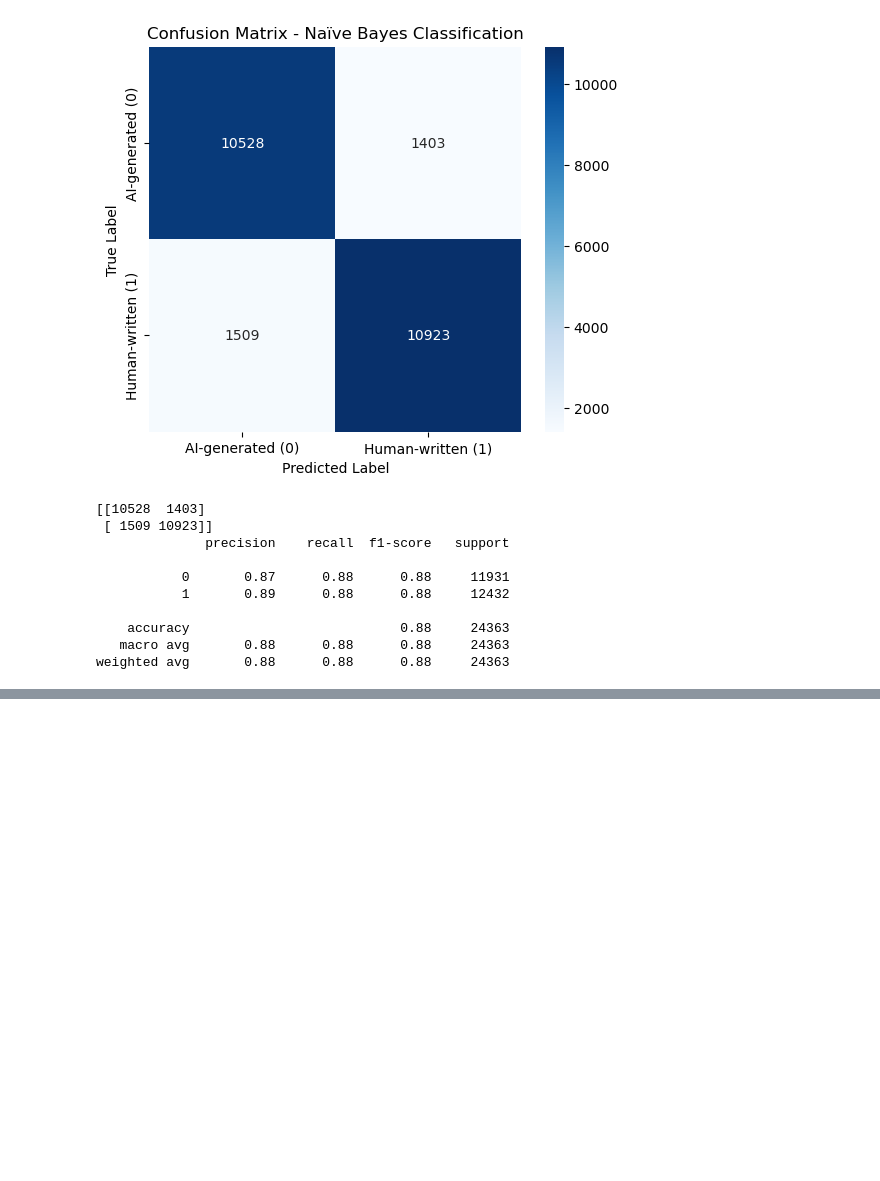
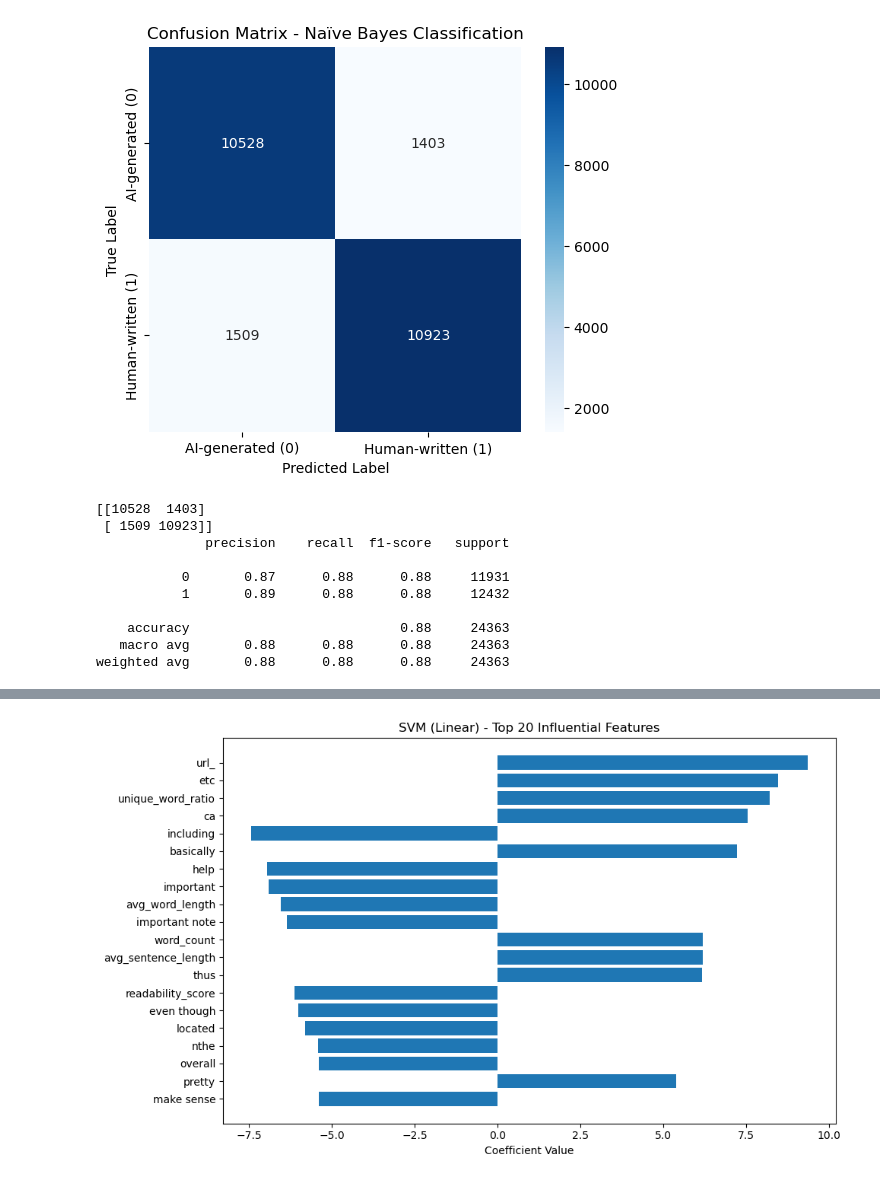
Before and after one commit to MollyMoriJing/MUGC_Detact_Reddit, a Jupyter notebook: human_vs_ai.ipynb, the cells around one changed output, grey strips where cells are left out. Saved outputs shown, nothing was run; the diff lists cells and outputs as text; code cells hidden in the pictures; blank space fills up the shorter version.

```diff
--- a/human_vs_ai.ipynb
+++ b/human_vs_ai.ipynb
@@ -315,0 +522,14 @@ weighted avg       0.88      0.88      0.88     24363
+# %%
+# SVM Coefficients (for linear kernel)
+coefs_svm = svm_classifier.coef_.toarray()[0]
+indices_svm = np.argsort(np.abs(coefs_svm))[-20:]
+
+plt.figure(figsize=(10, 6))
+plt.barh(range(len(indices_svm)), coefs_svm[indices_svm])
+plt.yticks(range(len(indices_svm)), [all_feature_names[i] for i in indices_svm])
+plt.xlabel("Coefficient Value")
+plt.title("SVM (Linear) - Top 20 Influential Features")
+plt.tight_layout()
+plt.show()
+# %% [output]
+[figure, added]
```
Also changed, not shown: parts of 16 cells of this notebook.
